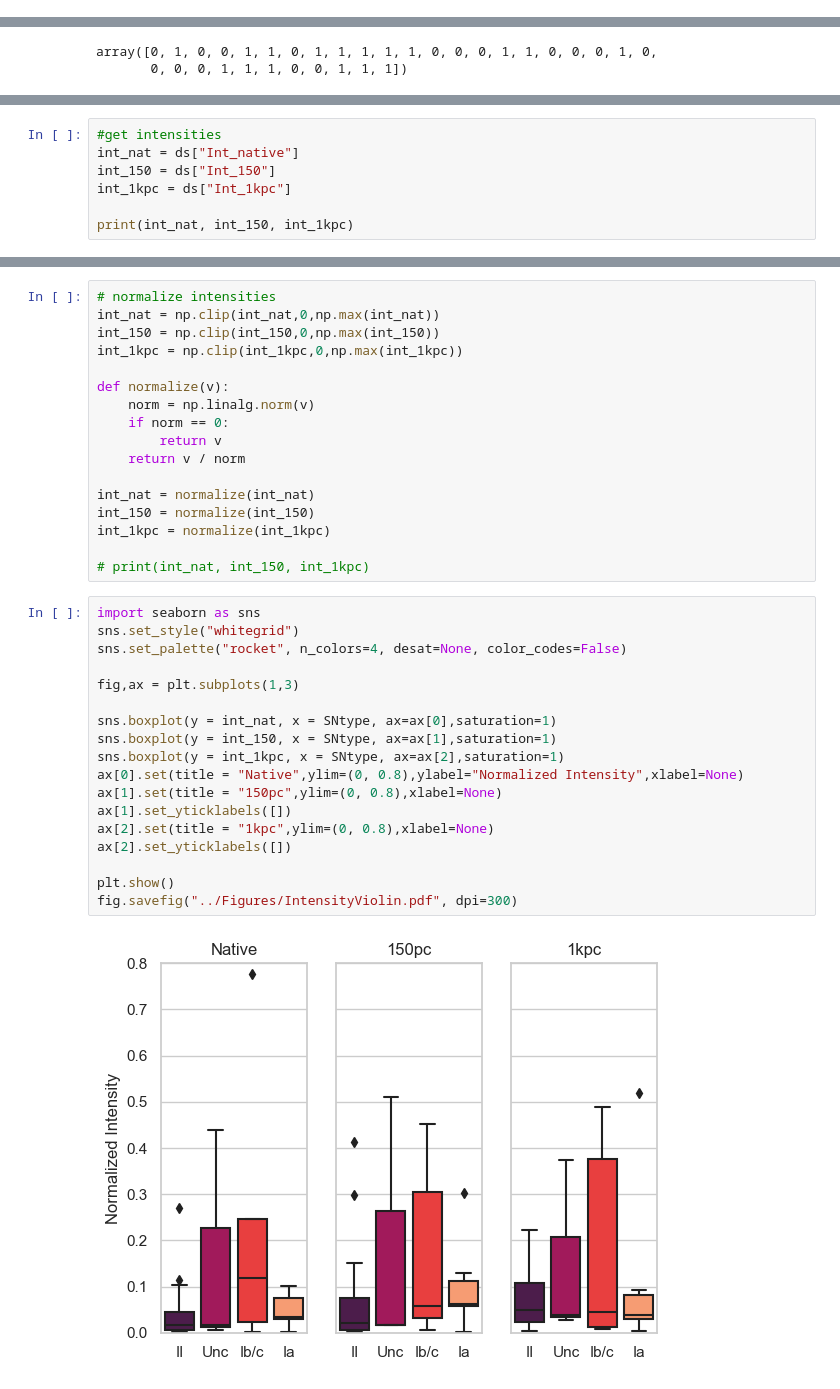
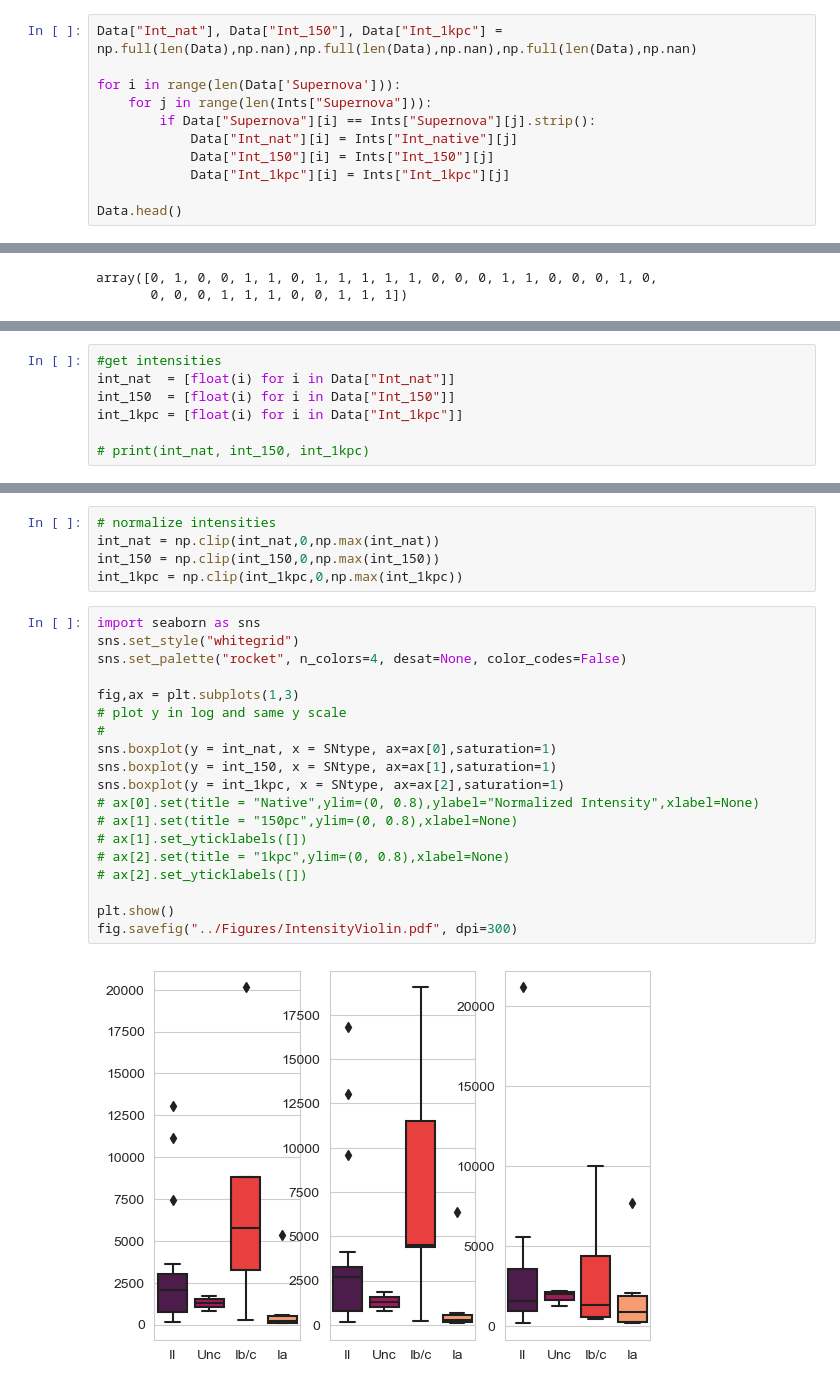
Before and after one commit to NessMayker/SNeHa, a Jupyter notebook: Code/2a.MUSE_SNe_intensity_visualizations.ipynb, the cells around one changed output, grey strips where cells are left out. Saved outputs shown, nothing was run; the diff lists cells and outputs as text.

Commit message:
NCR plot

```diff
--- a/Code/2a.MUSE_SNe_intensity_visualizations.ipynb
+++ b/Code/2a.MUSE_SNe_intensity_visualizations.ipynb
@@ -75,0 +58,11 @@ Table length=33
+# %%
+Data["Int_nat"], Data["Int_150"], Data["Int_1kpc"] = np.full(len(Data),np.nan),np.full(len(Data),np.nan),np.full(len(Data),np.nan)
+
+for i in range(len(Data['Supernova'])):
+    for j in range(len(Ints["Supernova"])):
+        if Data["Supernova"][i] == Ints["Supernova"][j].strip():
+            Data["Int_nat"][i] = Ints["Int_native"][j]
+            Data["Int_150"][i] = Ints["Int_150"][j]
+            Data["Int_1kpc"][i] = Ints["Int_1kpc"][j]
+
+Data.head()
@@ -160,8 +161,8 @@ Ib
 Ic
 # %%
 #get intensities
-int_nat = ds["Int_native"]
-int_150 = ds["Int_150"]
-int_1kpc = ds["Int_1kpc"]
+int_nat  = [float(i) for i in Data["Int_nat"]]
+int_150  = [float(i) for i in Data["Int_150"]]
+int_1kpc = [float(i) for i in Data["Int_1kpc"]]
 
-print(int_nat, int_150, int_1kpc)
+# print(int_nat, int_150, int_1kpc)
@@ -188,38 +171,27 @@ Length = 33 rows
 int_nat = np.clip(int_nat,0,np.max(int_nat))
 int_150 = np.clip(int_150,0,np.max(int_150))
 int_1kpc = np.clip(int_1kpc,0,np.max(int_1kpc))
-
-def normalize(v):
-    norm = np.linalg.norm(v)
-    if norm == 0:
-        return v
-    return v / norm
-
-int_nat = normalize(int_nat)
-int_150 = normalize(int_150)
-int_1kpc = normalize(int_1kpc)
-
-# print(int_nat, int_150, int_1kpc)
 # %%
 import seaborn as sns
 sns.set_style("whitegrid")
 sns.set_palette("rocket", n_colors=4, desat=None, color_codes=False)
 
 fig,ax = plt.subplots(1,3)
-
+# plot y in log and same y scale
+#
 sns.boxplot(y = int_nat, x = SNtype, ax=ax[0],saturation=1)
 sns.boxplot(y = int_150, x = SNtype, ax=ax[1],saturation=1)
 sns.boxplot(y = int_1kpc, x = SNtype, ax=ax[2],saturation=1)
-ax[0].set(title = "Native",ylim=(0, 0.8),ylabel="Normalized Intensity",xlabel=None)
-ax[1].set(title = "150pc",ylim=(0, 0.8),xlabel=None)
-ax[1].set_yticklabels([])
-ax[2].set(title = "1kpc",ylim=(0, 0.8),xlabel=None)
-ax[2].set_yticklabels([])
+# ax[0].set(title = "Native",ylim=(0, 0.8),ylabel="Normalized Intensity",xlabel=None)
+# ax[1].set(title = "150pc",ylim=(0, 0.8),xlabel=None)
+# ax[1].set_yticklabels([])
+# ax[2].set(title = "1kpc",ylim=(0, 0.8),xlabel=None)
+# ax[2].set_yticklabels([])
 
 plt.show()
 fig.savefig("../Figures/IntensityViolin.pdf", dpi=300)
 # %% [output]
-[figure, old version]
+[figure, new version]
 # %%
 
 
```
Also changed, not shown: parts of 19 cells of this notebook, 8 other files.
